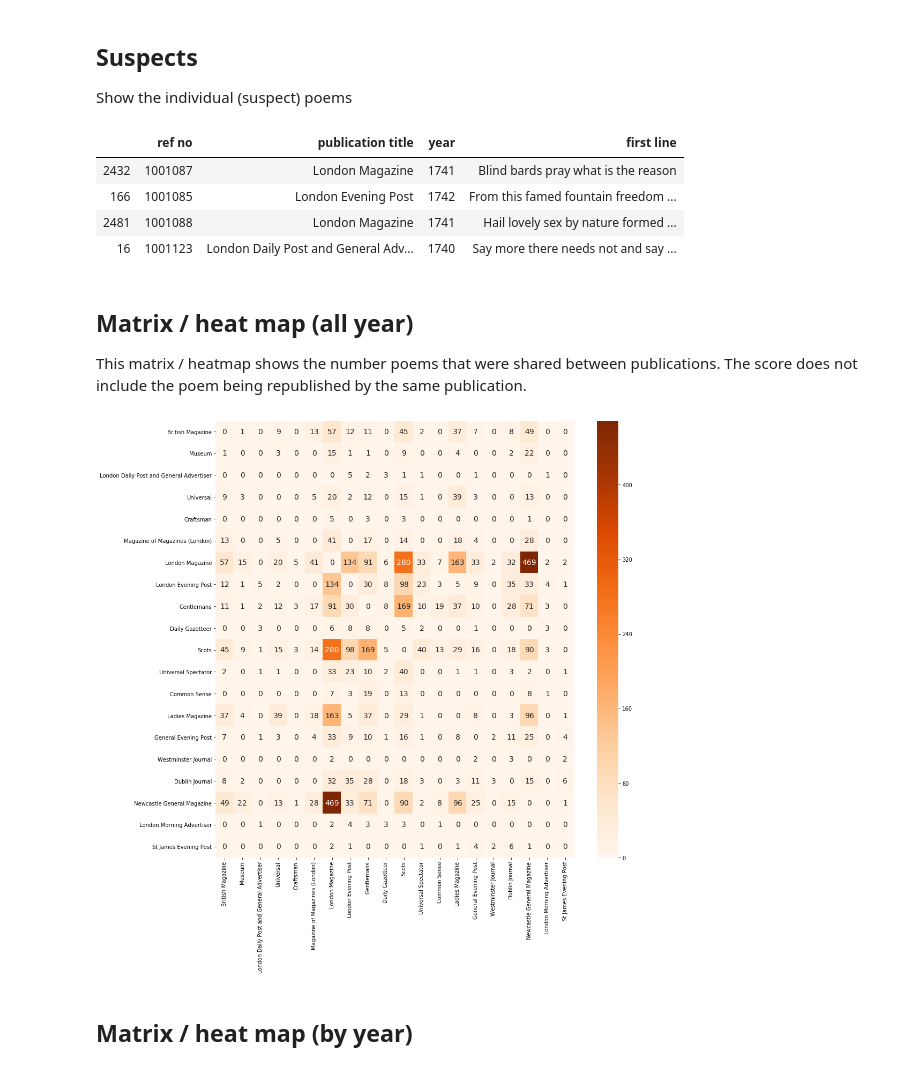
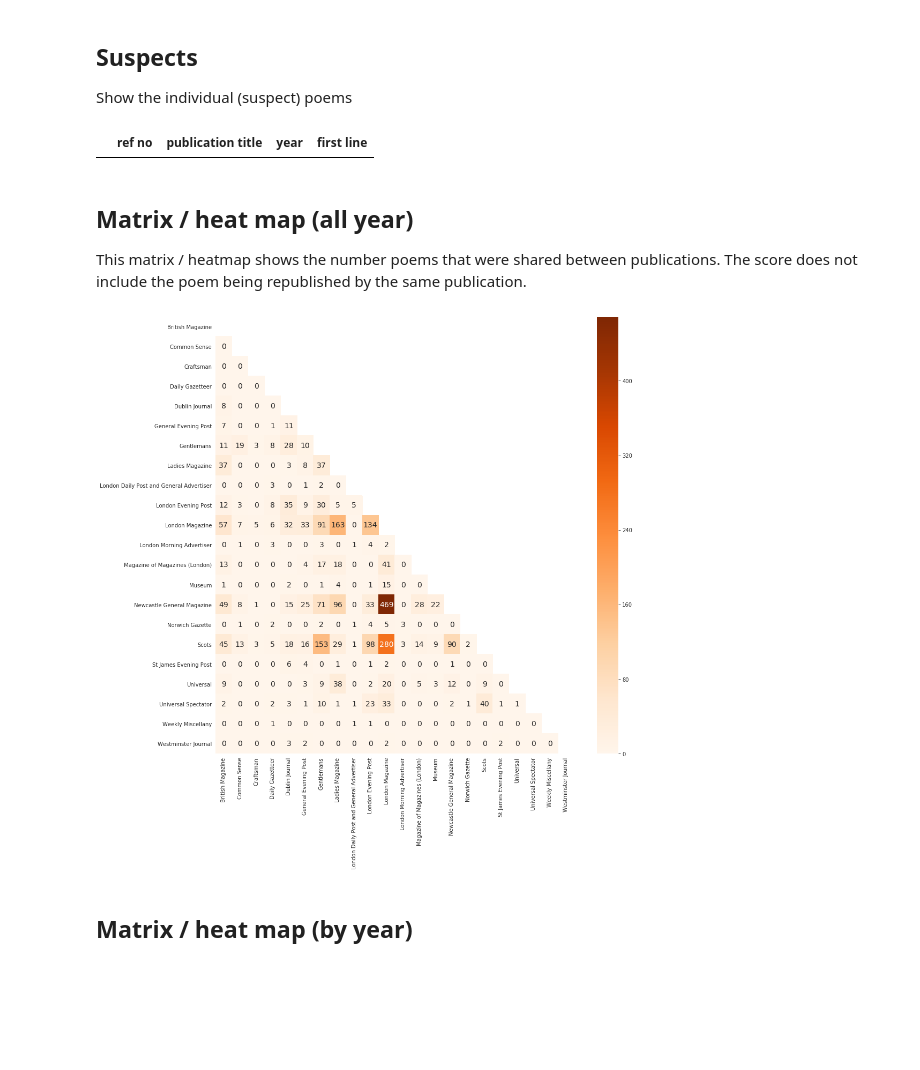
Before and after one commit to ilrt/VisualisingPoeticCulture, a Jupyter notebook: notebooks/04-duplicates.ipynb, the cells around one changed output. Saved outputs shown, nothing was run; the diff lists cells and outputs as text; code cells hidden in the pictures; blank space fills up the shorter version.

```diff
--- a/notebooks/04-duplicates.ipynb
+++ b/notebooks/04-duplicates.ipynb
@@ -12,7 +12,7 @@ vp.setup_if_needed()
 df = vp.pickle_as_single_data_frame()
 
 # create a data frame of poems identified as copies
-dups_df = vp.republished_poems(df)
+dups_df = vp.copied_poems(df)
 # %% [output]
 Requirement already satisfied: appnope==0.1.0 in /Users/cmmaj/Development/workspaces/VisualisingPoeticCulture/venv/lib/python3.7/site-packages (from -r ../requirements.txt (line 1)) (0.1.0)
 Requirement already satisfied: attrs==19.1.0 in /Users/cmmaj/Development/workspaces/VisualisingPoeticCulture/venv/lib/python3.7/site-packages (from -r ../requirements.txt (line 2)) (19.1.0)
@@ -56,10 +56,6 @@ singles = dups_count_df.query("count == 1")[vp.REF_NO]
 dups_df.loc[dups_df[vp.REF_NO].isin(singles)][[vp.REF_NO, vp.PUB_TITLE, vp.YEAR, vp.F_LINE]].sort_values(vp.F_LINE)
 # %% [output]
 |  | ref no | publication title | year | first line |
-| 2432 | 1001087 | London Magazine | 1741 | Blind bards pray what is the reason |
-| 166 | 1001085 | London Evening Post | 1742 | From this famed fountain freedom ... |
-| 2481 | 1001088 | London Magazine | 1741 | Hail lovely sex by nature formed ... |
-| 16 | 1001123 | London Daily Post and General Adv... | 1740 | Say more there needs not and say ... |
 # %% [markdown]
 ## Matrix / heat map (all year)
 
@@ -67,12 +63,14 @@ This matrix / heatmap shows the number poems that were shared between publicatio
 poem being republished by the same publication.
 # %%
 matrix = vp.create_publications_matrix(dups_df)
-
+mask = np.zeros_like(matrix)
+mask[np.triu_indices_from(mask)] = True
 plot.figure(figsize=(15, 15))
-sn.heatmap(matrix, cmap='Oranges', annot=True, fmt='g', annot_kws={'size':14})
+with sn.axes_style("white"):
+    sn.heatmap(matrix, mask=mask, cmap='Oranges', annot=True, fmt='g', annot_kws={'size':14})
 plot.show()
 # %% [output]
-[figure, old version]
+[figure, new version]
 # %% [markdown]
 ## Matrix / heat map (by year)
 # %%
```
Also changed, not shown: parts of 2 cells of this notebook, 7 other files.
